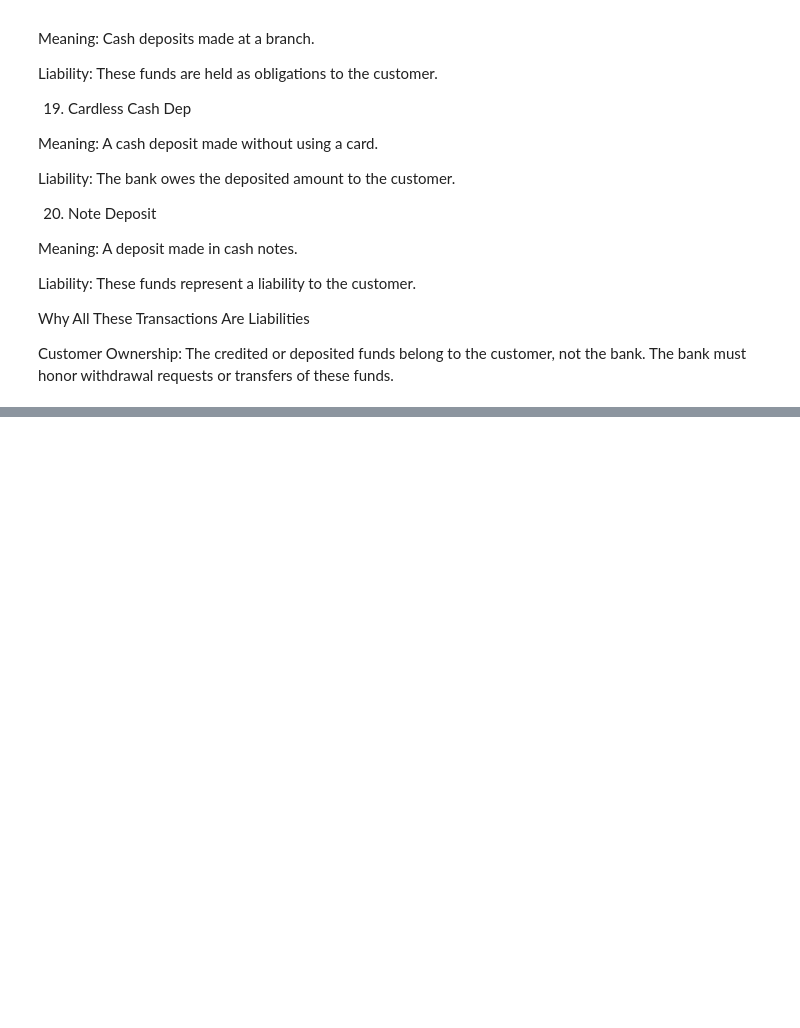
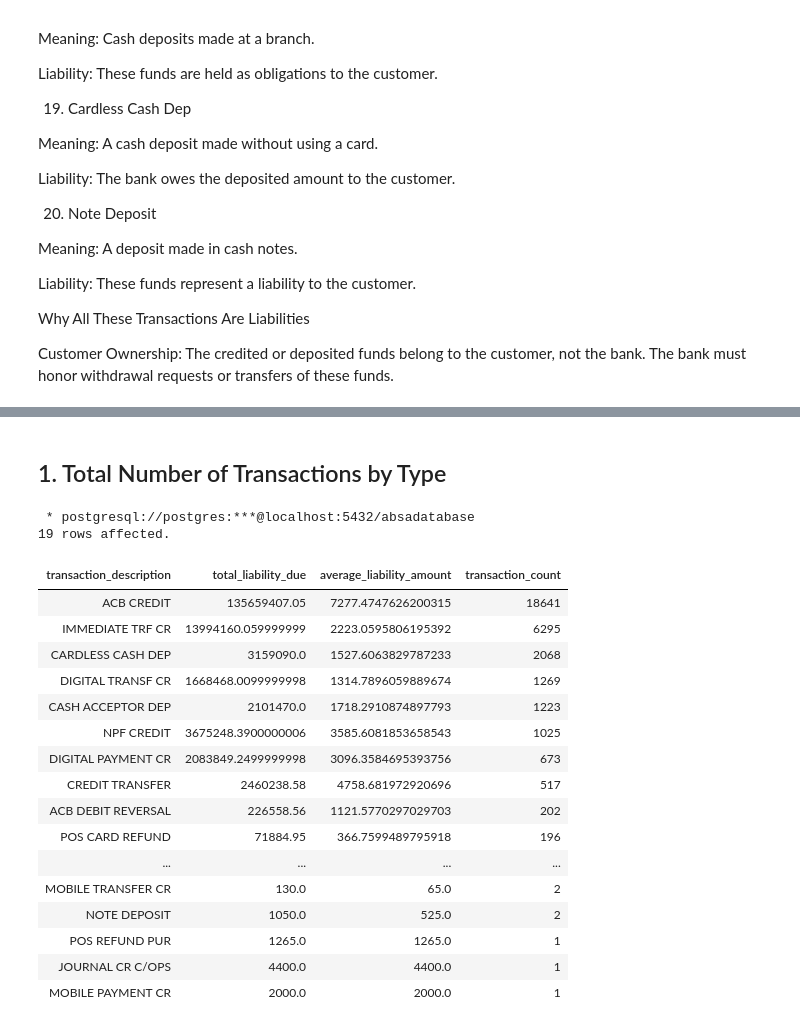
Before and after one commit to The-DigitalAcademy/EXPLORING-ABSA-DATASETS, a Jupyter notebook: Liability.ipynb, the cells around one changed output, grey strips where cells are left out. Saved outputs shown, nothing was run; the diff lists cells and outputs as text; code cells hidden in the pictures; blank space fills up the shorter version.

```diff
--- a/Liability.ipynb
+++ b/Liability.ipynb
@@ -178,0 +212,59 @@ WHERE
+# %% [markdown]
+## 1. Total Number of Transactions by Type
+# %%
+%%sql
+SELECT
+    transaction_description,
+    SUM(amt) AS total_liability_due,
+    AVG(amt) AS average_liability_amount,
+    COUNT(*) AS transaction_count
+FROM
+    transactiondata
+WHERE
+    transaction_description IN (
+        'ACB CREDIT',
+        'ACB DEBIT REVERSAL',
+        'POS CARD REFUND',
+        'POS REFUND PUR',
+        'CR BAL REBATE',
+        'CREDIT TRANSFER',
+        'DIGITAL PAYMENT CR',
+        'DIGITAL TRANSF CR',
+        'IMMEDIATE TRF CR',
+        'JOURNAL CR C/OPS',
+        'JOURNAL CREDIT',
+        'MOBILE PAYMENT CR',
+        'MOBILE TRANSFER CR',
+        'NPF CREDIT',
+        'OCT OCard CREDIT',
+        'POS O/SEA REFUND',
+        'CASH ACCEPTOR DEP',
+        'CASH DEP BRANCH',
+        'CARDLESS CASH DEP',
+        'NOTE DEPOSIT'
+    )
+GROUP BY
+    transaction_description
+ORDER BY
+    transaction_count DESC
+;
+# %% [output]
+ * postgresql://postgres:***@localhost:5432/absadatabase
+19 rows affected.
+| transaction_description | total_liability_due | average_liability_amount | transaction_count |
+| ACB CREDIT | 135659407.05 | 7277.4747626200315 | 18641 |
+| IMMEDIATE TRF CR | 13994160.059999999 | 2223.0595806195392 | 6295 |
+| CARDLESS CASH DEP | 3159090.0 | 1527.6063829787233 | 2068 |
+| DIGITAL TRANSF CR | 1668468.0099999998 | 1314.7896059889674 | 1269 |
+| CASH ACCEPTOR DEP | 2101470.0 | 1718.2910874897793 | 1223 |
+| NPF CREDIT | 3675248.3900000006 | 3585.6081853658543 | 1025 |
+| DIGITAL PAYMENT CR | 2083849.2499999998 | 3096.3584695393756 | 673 |
+| CREDIT TRANSFER | 2460238.58 | 4758.681972920696 | 517 |
+| ACB DEBIT REVERSAL | 226558.56 | 1121.5770297029703 | 202 |
+| POS CARD REFUND | 71884.95 | 366.7599489795918 | 196 |
+| ... | ... | ... | ... |
+| MOBILE TRANSFER CR | 130.0 | 65.0 | 2 |
+| NOTE DEPOSIT | 1050.0 | 525.0 | 2 |
+| POS REFUND PUR | 1265.0 | 1265.0 | 1 |
+| JOURNAL CR C/OPS | 4400.0 | 4400.0 | 1 |
+| MOBILE PAYMENT CR | 2000.0 | 2000.0 | 1 |
```
Also changed, not shown: parts of 9 cells of this notebook.
